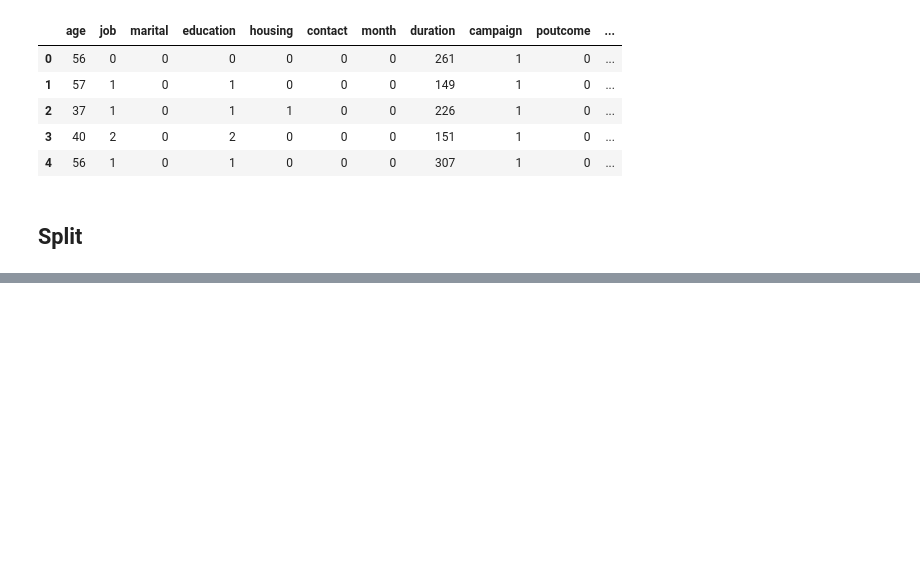
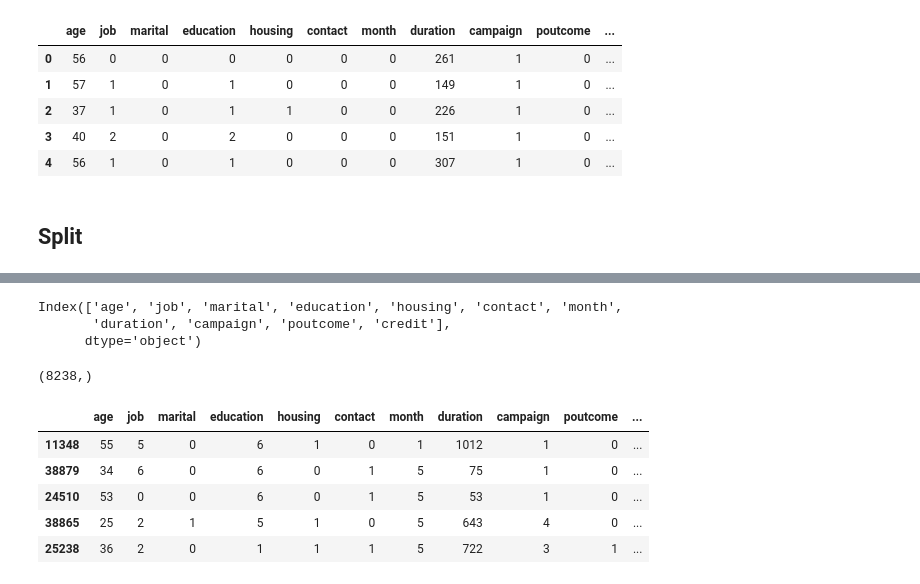
Before and after one commit to 4GeeksAcademy/sarayruiz---Machine-Learning, a Jupyter notebook: src/01-logistic-regression.ipynb, the cells around one changed output, grey strips where cells are left out. Saved outputs shown, nothing was run; the diff lists cells and outputs as text; code cells hidden in the pictures; blank space fills up the shorter version.

```diff
--- a/src/01-logistic-regression.ipynb
+++ b/src/01-logistic-regression.ipynb
@@ -380,3 +393,13 @@ df_facto.head()
 | 4 | 56 | 1 | 0 | 1 | 0 | 0 | 0 | 307 | 1 | 0 | ... |
 # %% [markdown]
 ## Split
+# %%
+# Dividimos el conjunto de datos en muestras de train y test
+X = df_facto.drop('y', axis=1)
+y = df_facto['y']
+
+# Instancia de: from sklearn.model_selection import train_test_split
+X_train, X_test, y_train, y_test = train_test_split(X,
+                                                    y,
+                                                    test_size=0.2,
+                                                    random_state=18)
@@ -382,0 +421,19 @@ df_facto.head()
+# %%
+X_train.columns
+# %% [output]
+Index(['age', 'job', 'marital', 'education', 'housing', 'contact', 'month',
+       'duration', 'campaign', 'poutcome', 'credit'],
+      dtype='object')
+# %%
+y_test.shape
+# %% [output]
+(8238,)
+# %%
+X_train.head()
+# %% [output]
+|  | age | job | marital | education | housing | contact | month | duration | campaign | poutcome | ... |
+| 11348 | 55 | 5 | 0 | 6 | 1 | 0 | 1 | 1012 | 1 | 0 | ... |
+| 38879 | 34 | 6 | 0 | 6 | 0 | 1 | 5 | 75 | 1 | 0 | ... |
+| 24510 | 53 | 0 | 0 | 6 | 0 | 1 | 5 | 53 | 1 | 0 | ... |
+| 38865 | 25 | 2 | 1 | 5 | 1 | 0 | 5 | 643 | 4 | 0 | ... |
+| 25238 | 36 | 2 | 0 | 1 | 1 | 1 | 5 | 722 | 3 | 1 | ... |
```
Also changed, not shown: parts of 19 cells of this notebook, 1 other file.
